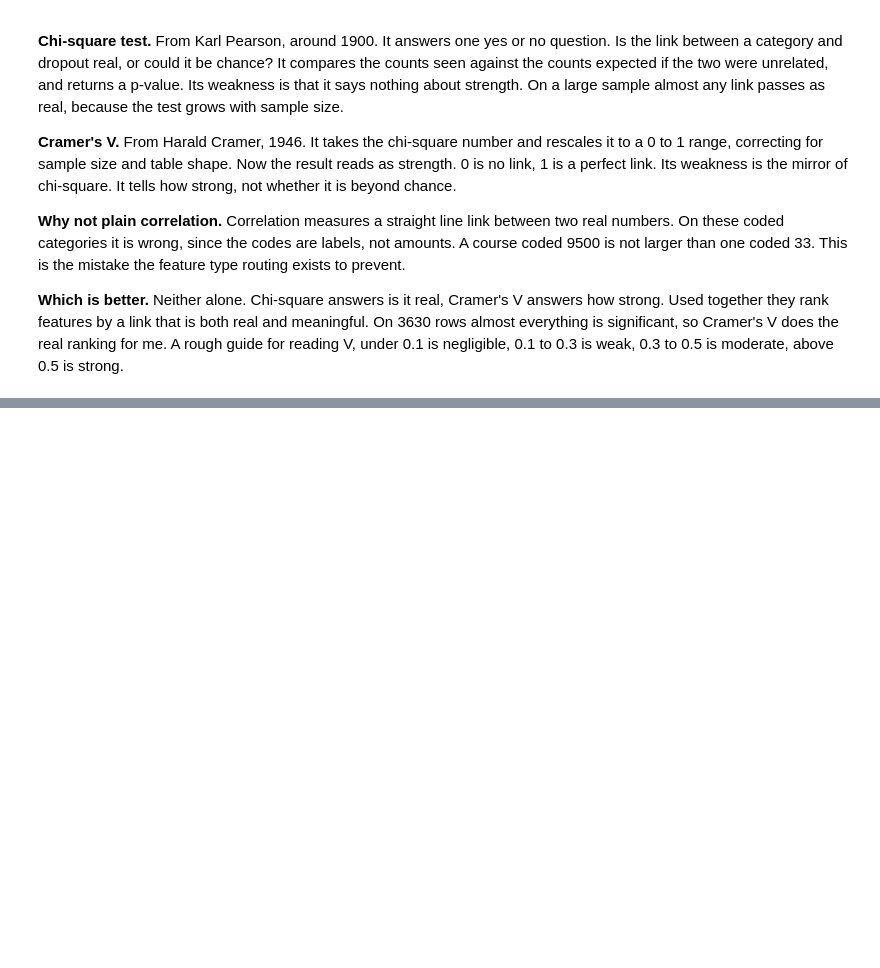
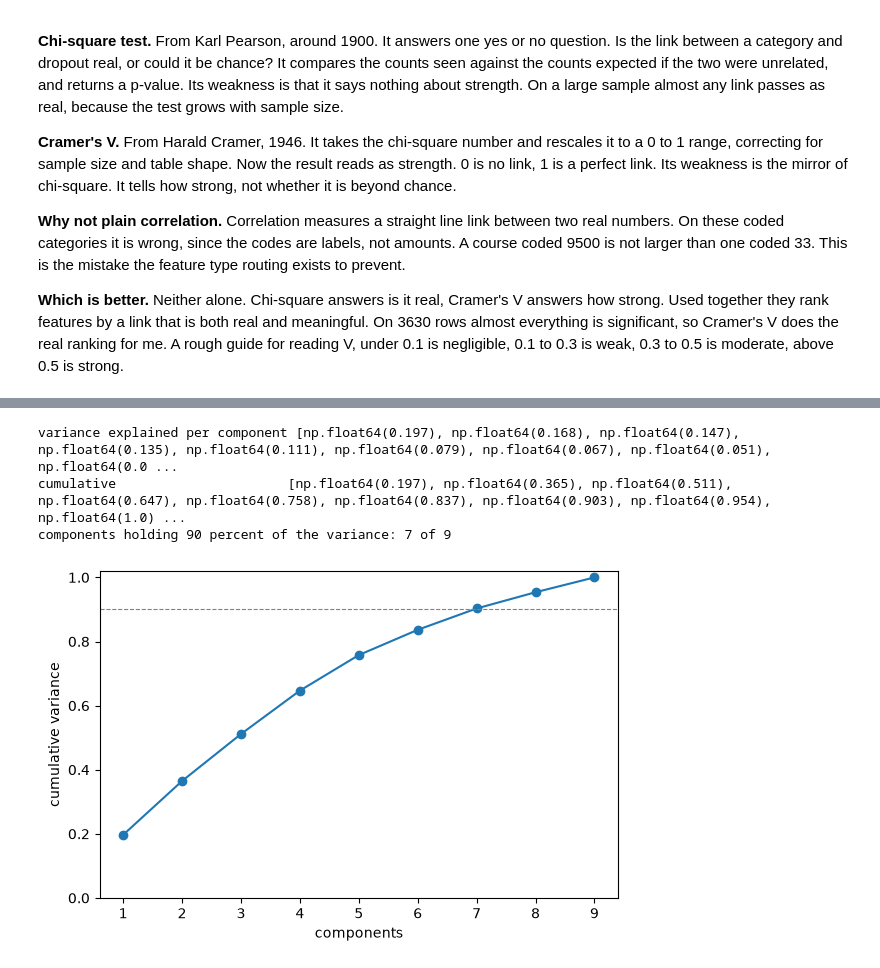
Before and after one commit to jeryldev/pgdaiml-capstone, a Jupyter notebook: notebooks/03_eda_feature_engineering.ipynb, the cells around one changed output, grey strips where cells are left out. Cells and saved outputs as stored; diff of their text form; code cells hidden in the pictures; blank space fills up the shorter version.

```diff
--- a/notebooks/03_eda_feature_engineering.ipynb
+++ b/notebooks/03_eda_feature_engineering.ipynb
@@ -204,14 +234,0 @@ It is built after the split, using a fixed rule, so it does not learn anything f
-# %%
-def add_pressure(frame):
-    frame = frame.copy()
-    frame["socioeconomic pressure"] = (
-        frame["Debtor"]
-        + (1 - frame["Tuition fees up to date"])
-        + (1 - frame["Scholarship holder"])
-    )
-    return frame
-
-Xtr = add_pressure(Xtr)
-Xte = add_pressure(Xte)
-print("socioeconomic pressure, train counts")
-print(Xtr["socioeconomic pressure"].value_counts().sort_index())
@@ -290,0 +413,11 @@ Step 4 loads the saved split and pipeline, trains several models, and compares t
+# %%
+Xtr, Xte = engineer(Xtr), engineer(Xte)
+
+print("engineered:", [c for c in Xtr.columns if c not in FEATURES])
+print("replaced:  ", REPLACED)
+print("dropped:   ", DROPPED)
+
+preprocessor, Z = build_matrix(Xtr, MODEL_NUMERIC, MODEL_NOMINAL, MODEL_FLAGS)
+print(f"\ncolumns              {Z.shape[1]}  (was {Z_old.shape[1]})")
+print(f"one-hot blocks       {len(MODEL_NOMINAL)}")
+print(f"exact dependencies   {linear_dependencies(Z)}")
@@ -290,0 +507,22 @@ Step 4 loads the saved split and pipeline, trains several models, and compares t
+# %%
+from sklearn.decomposition import PCA
+
+Zn = StandardScaler().fit_transform(Xtr[MODEL_NUMERIC])
+pca = PCA().fit(Zn)
+cum = np.cumsum(pca.explained_variance_ratio_)
+print("variance explained per component", [round(x, 3) for x in pca.explained_variance_ratio_])
+print("cumulative                     ", [round(x, 3) for x in cum])
+print(f"components holding 90 percent of the variance: {int(np.searchsorted(cum, 0.90) + 1)} of {len(cum)}")
+
+fig, ax = plt.subplots(figsize=(6, 4))
+ax.plot(range(1, len(cum) + 1), cum, marker="o")
+ax.axhline(0.90, ls="--", lw=0.8, color="grey")
+ax.set_xlabel("components"); ax.set_ylabel("cumulative variance"); ax.set_ylim(0, 1.02)
+fig.tight_layout()
+fig.savefig(ROOT / "reports" / "figures" / "pca_scree.png", dpi=90)
+plt.show()
+# %% [output]
+variance explained per component [np.float64(0.197), np.float64(0.168), np.float64(0.147), np.float64(0.135), np.float64(0.111), np.float64(0.079), np.float64(0.067), np.float64(0.051), np.float64(0.0 ...
+cumulative                      [np.float64(0.197), np.float64(0.365), np.float64(0.511), np.float64(0.647), np.float64(0.758), np.float64(0.837), np.float64(0.903), np.float64(0.954), np.float64(1.0) ...
+components holding 90 percent of the variance: 7 of 9
+[figure, added]
```
Also changed, not shown: parts of 51 cells of this notebook, 17 other files.
